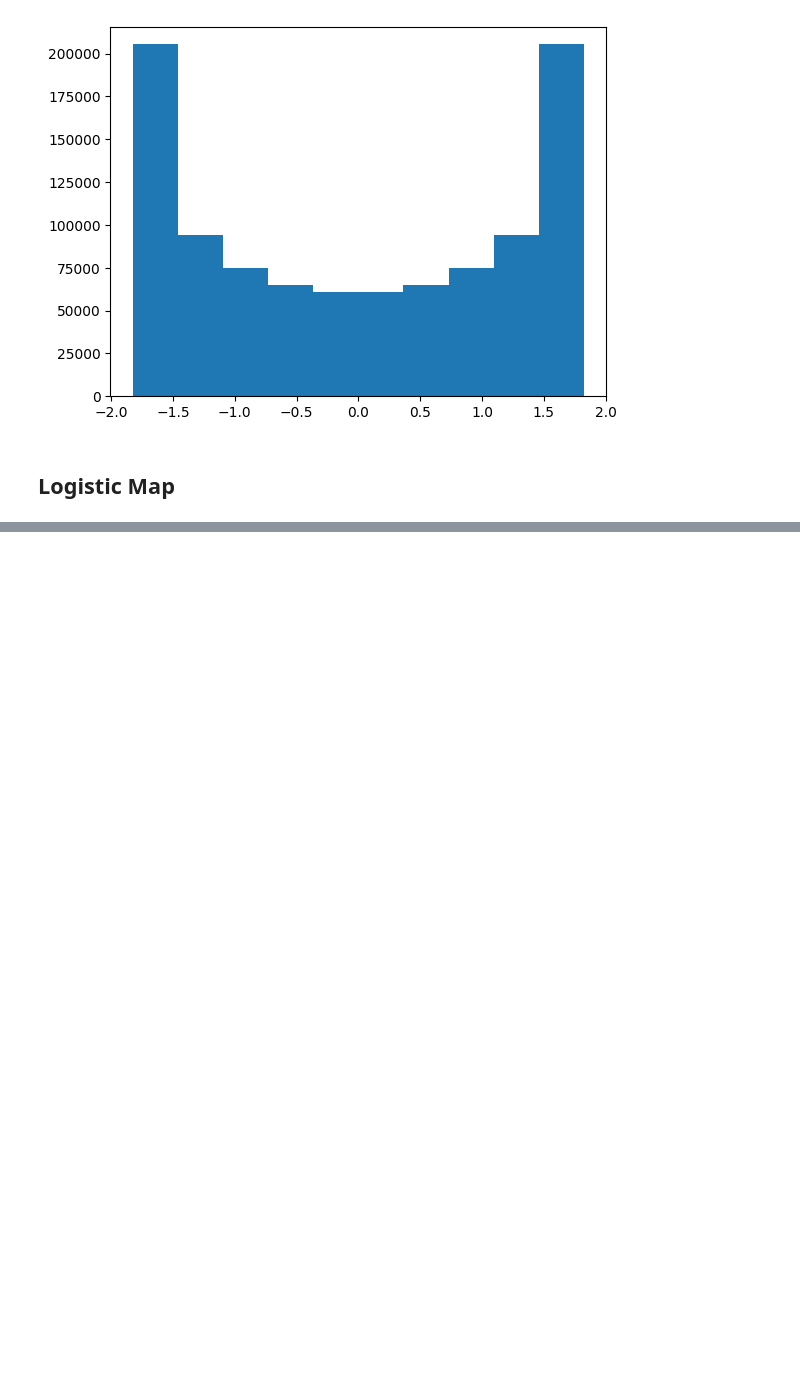
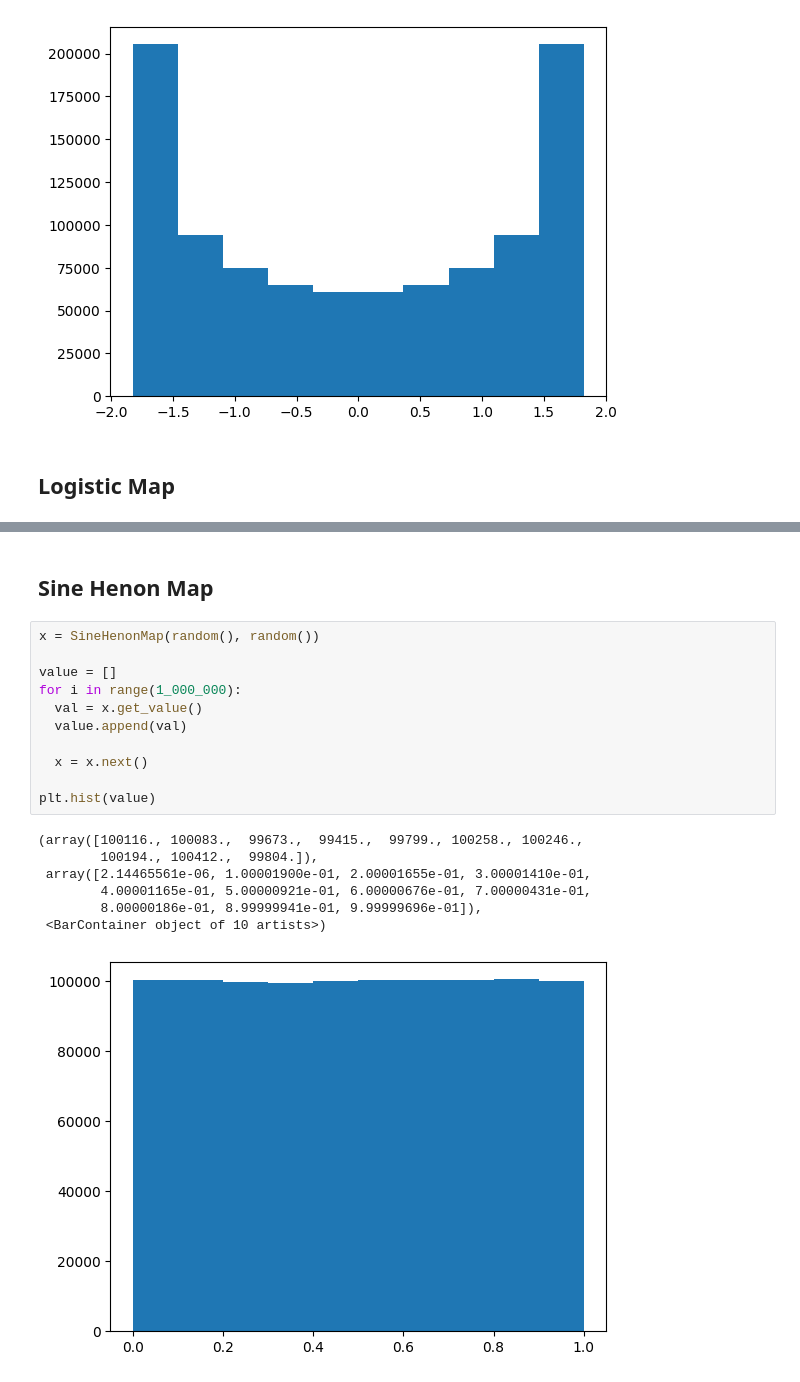
Before and after one commit to bayusamudra5502/dynamic-encryption-protocol, a Jupyter notebook: src/analysis.ipynb, the cells around one changed output, grey strips where cells are left out. Saved outputs shown, nothing was run; the diff lists cells and outputs as text; blank space fills up the shorter version.

```diff
--- a/src/analysis.ipynb
+++ b/src/analysis.ipynb
@@ -160,3 +169,24 @@ plt.hist(np.diff(value))
         -0.0625 ,  0.09375,  0.25   ,  0.40625,  0.5625 ]),
  <BarContainer object of 10 artists>)
 [figure]
+# %% [markdown]
+## Sine Henon Map
+# %%
+x = SineHenonMap(random(), random())
+
+value = []
+for i in range(1_000_000):
+  val = x.get_value()
+  value.append(val)
+
+  x = x.next()
+
+plt.hist(value)
+# %% [output]
+(array([100116., 100083.,  99673.,  99415.,  99799., 100258., 100246.,
+        100194., 100412.,  99804.]),
+ array([2.14465561e-06, 1.00001900e-01, 2.00001655e-01, 3.00001410e-01,
+        4.00001165e-01, 5.00000921e-01, 6.00000676e-01, 7.00000431e-01,
+        8.00000186e-01, 8.99999941e-01, 9.99999696e-01]),
+ <BarContainer object of 10 artists>)
+[figure, added]
```
Also changed, not shown: parts of 15 cells of this notebook, 13 other files.
